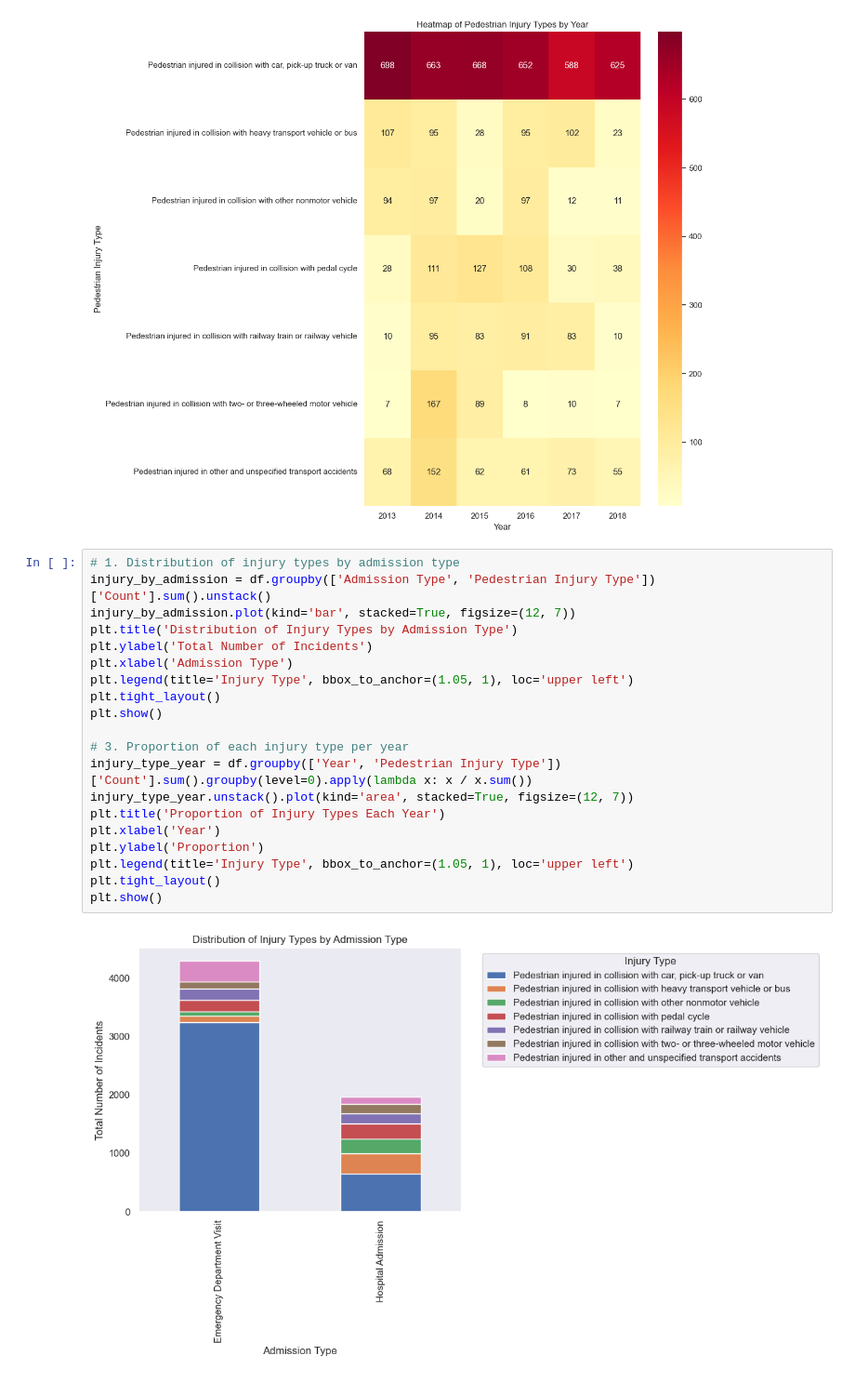
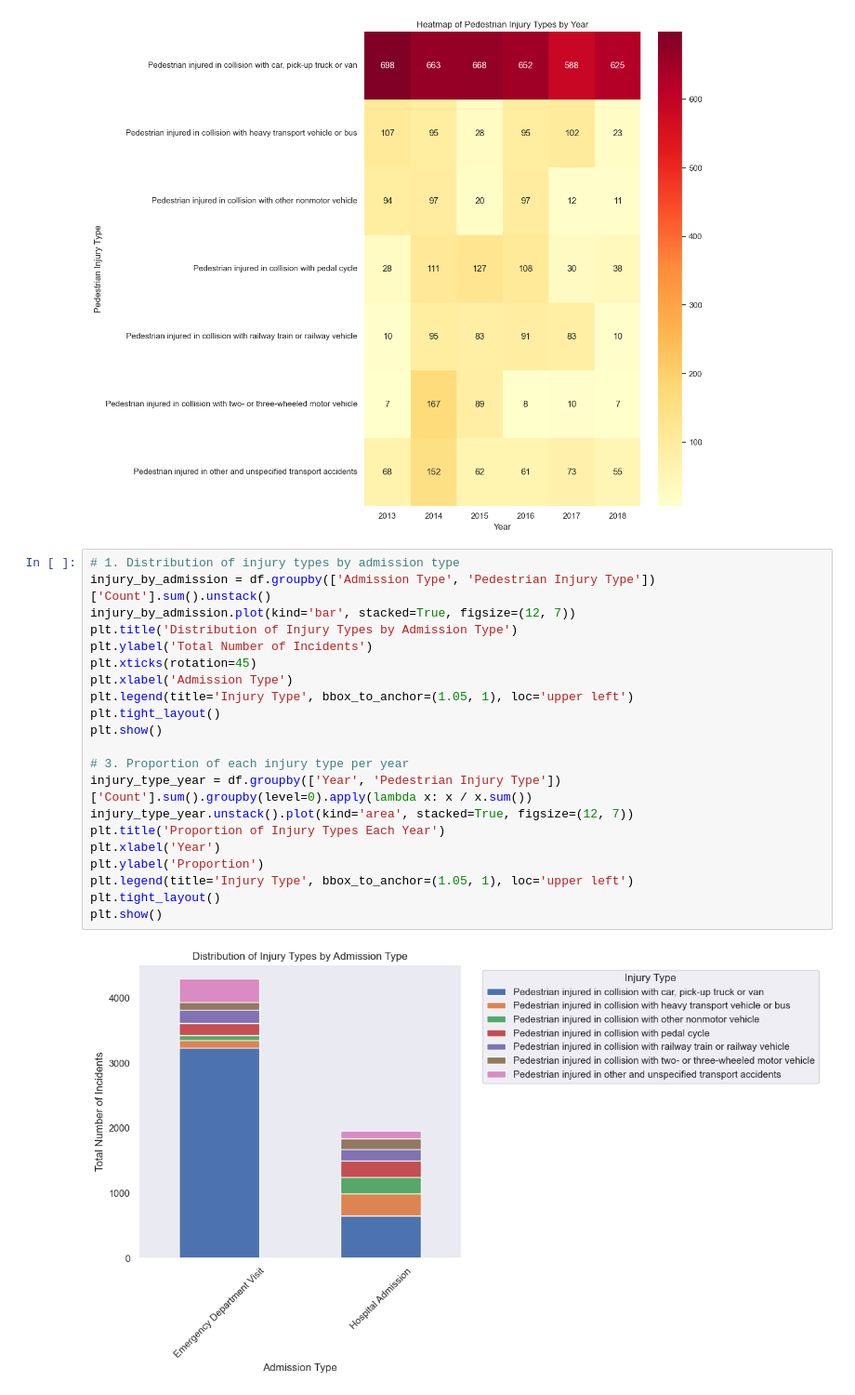
Before and after one commit to Essam-Khawaja/Pedestrian-Accidents-Calgary, a Jupyter notebook: data_analysis_injuries.ipynb, the cells around one changed output. Shown at 93% size. Drawn from its saved outputs; the diff is of its cells as text.

```diff
--- a/data_analysis_injuries.ipynb
+++ b/data_analysis_injuries.ipynb
@@ -136,23 +136,24 @@ plt.show()
 # %%
 # 1. Distribution of injury types by admission type
 injury_by_admission = df.groupby(['Admission Type', 'Pedestrian Injury Type'])['Count'].sum().unstack()
 injury_by_admission.plot(kind='bar', stacked=True, figsize=(12, 7))
 plt.title('Distribution of Injury Types by Admission Type')
 plt.ylabel('Total Number of Incidents')
+plt.xticks(rotation=45)
 plt.xlabel('Admission Type')
 plt.legend(title='Injury Type', bbox_to_anchor=(1.05, 1), loc='upper left')
 plt.tight_layout()
 plt.show()
 
 # 3. Proportion of each injury type per year
 injury_type_year = df.groupby(['Year', 'Pedestrian Injury Type'])['Count'].sum().groupby(level=0).apply(lambda x: x / x.sum())
 injury_type_year.unstack().plot(kind='area', stacked=True, figsize=(12, 7))
 plt.title('Proportion of Injury Types Each Year')
 plt.xlabel('Year')
 plt.ylabel('Proportion')
 plt.legend(title='Injury Type', bbox_to_anchor=(1.05, 1), loc='upper left')
 plt.tight_layout()
 plt.show()
 # %% [output]
-[figure, old version]
+[figure, new version]
 [figure]
```
Also changed, not shown: 9 other files.
